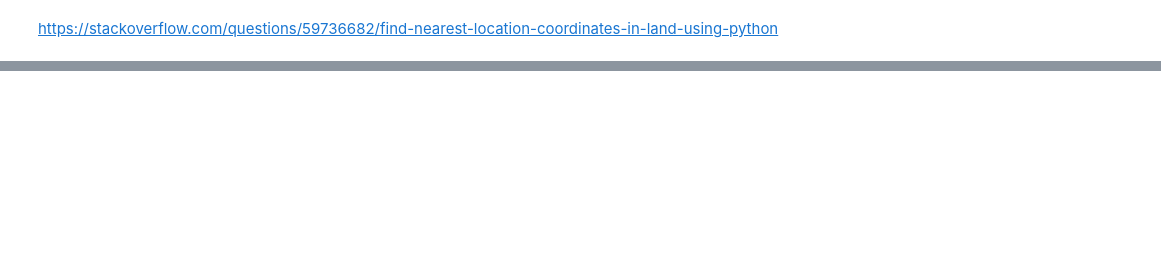
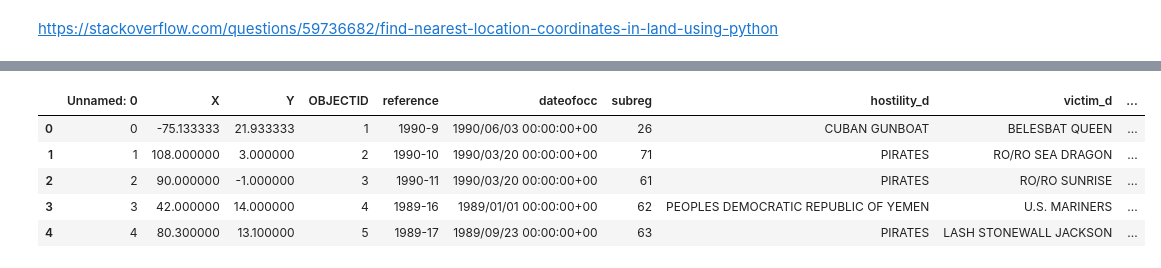
Before and after one commit to akamara05/Maritime_pirate_project, a Jupyter notebook: Coordinate book.ipynb, the cells around one changed output, grey strips where cells are left out. Cells and saved outputs as stored; diff of their text form; code cells hidden in the pictures; blank space fills up the shorter version.

```diff
--- a/Coordinate book.ipynb
+++ b/Coordinate book.ipynb
@@ -50,3 +51,14 @@ df_locations_1000_1500 = df['coords'][1000:1500].apply(lambda x: closest_country
 df_locations_1500_2500 = df['coords'][1500:2500].apply(lambda x: closest_country(x))
 # %%
 df_locations_2500_end = df['coords'][2500:].apply(lambda x: closest_country(x))
+# %%
+df = pd.read_csv('./datasets/esri_w_country_columns')
+# %%
+df.head()
+# %% [output]
+|  | Unnamed: 0 | X | Y | OBJECTID | reference | dateofocc | subreg | hostility_d | victim_d | ... |
+| 0 | 0 | -75.133333 | 21.933333 | 1 | 1990-9 | 1990/06/03 00:00:00+00 | 26 | CUBAN GUNBOAT | BELESBAT QUEEN | ... |
+| 1 | 1 | 108.000000 | 3.000000 | 2 | 1990-10 | 1990/03/20 00:00:00+00 | 71 | PIRATES | RO/RO SEA DRAGON | ... |
+| 2 | 2 | 90.000000 | -1.000000 | 3 | 1990-11 | 1990/03/20 00:00:00+00 | 61 | PIRATES | RO/RO SUNRISE | ... |
+| 3 | 3 | 42.000000 | 14.000000 | 4 | 1989-16 | 1989/01/01 00:00:00+00 | 62 | PEOPLES DEMOCRATIC REPUBLIC OF YEMEN | U.S. MARINERS | ... |
+| 4 | 4 | 80.300000 | 13.100000 | 5 | 1989-17 | 1989/09/23 00:00:00+00 | 63 | PIRATES | LASH STONEWALL JACKSON | ... |
```
Also changed, not shown: parts of 13 cells of this notebook.
